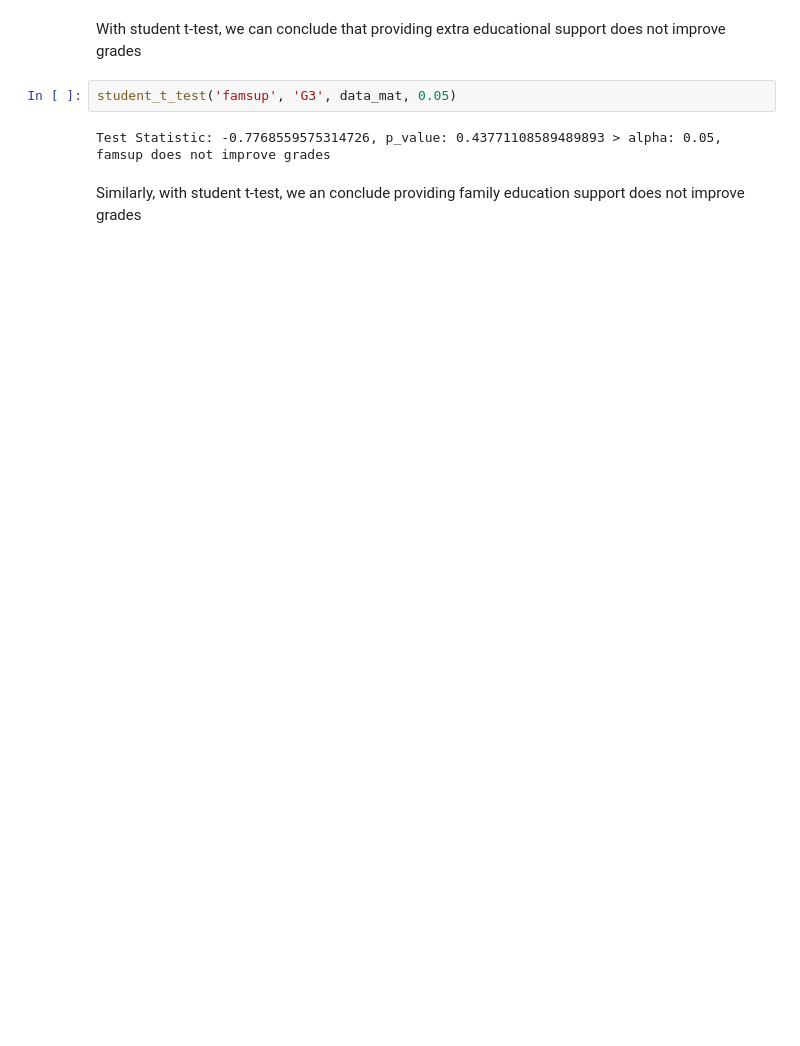
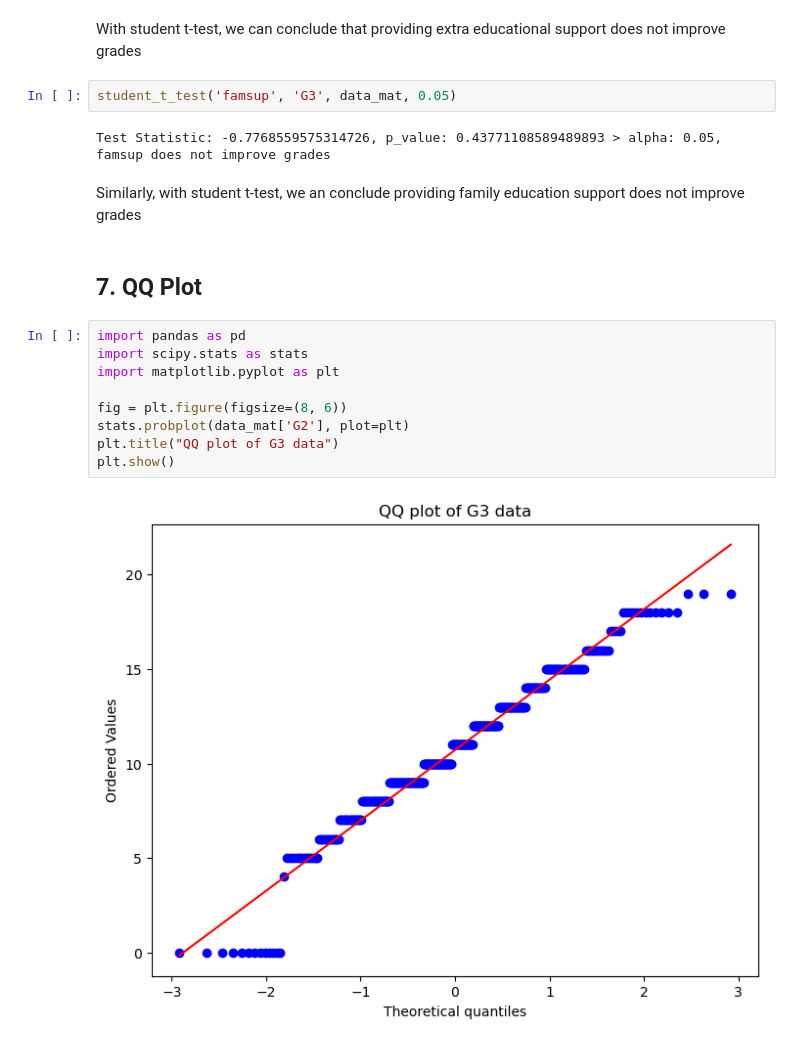
Before and after one commit to leonswl/ntu-msds-sd6101, a Jupyter notebook: notebooks/stats_tests.ipynb, the cells around one changed output. Drawn from its saved outputs; the diff is of its cells as text; blank space fills up the shorter version.

```diff
--- a/notebooks/stats_tests.ipynb
+++ b/notebooks/stats_tests.ipynb
@@ -732,3 +734,16 @@ student_t_test('famsup', 'G3', data_mat, 0.05)
 Test Statistic: -0.7768559575314726, p_value: 0.43771108589489893 > alpha: 0.05, famsup does not improve grades
 # %% [markdown]
 Similarly, with student t-test, we an conclude providing family education support does not improve grades
+# %% [markdown]
+## 7. QQ Plot
+# %%
+import pandas as pd
+import scipy.stats as stats
+import matplotlib.pyplot as plt
+
+fig = plt.figure(figsize=(8, 6))
+stats.probplot(data_mat['G2'], plot=plt)
+plt.title("QQ plot of G3 data")
+plt.show()
+# %% [output]
+[figure, added]
```
Also changed, not shown: parts of 2 cells of this notebook.
